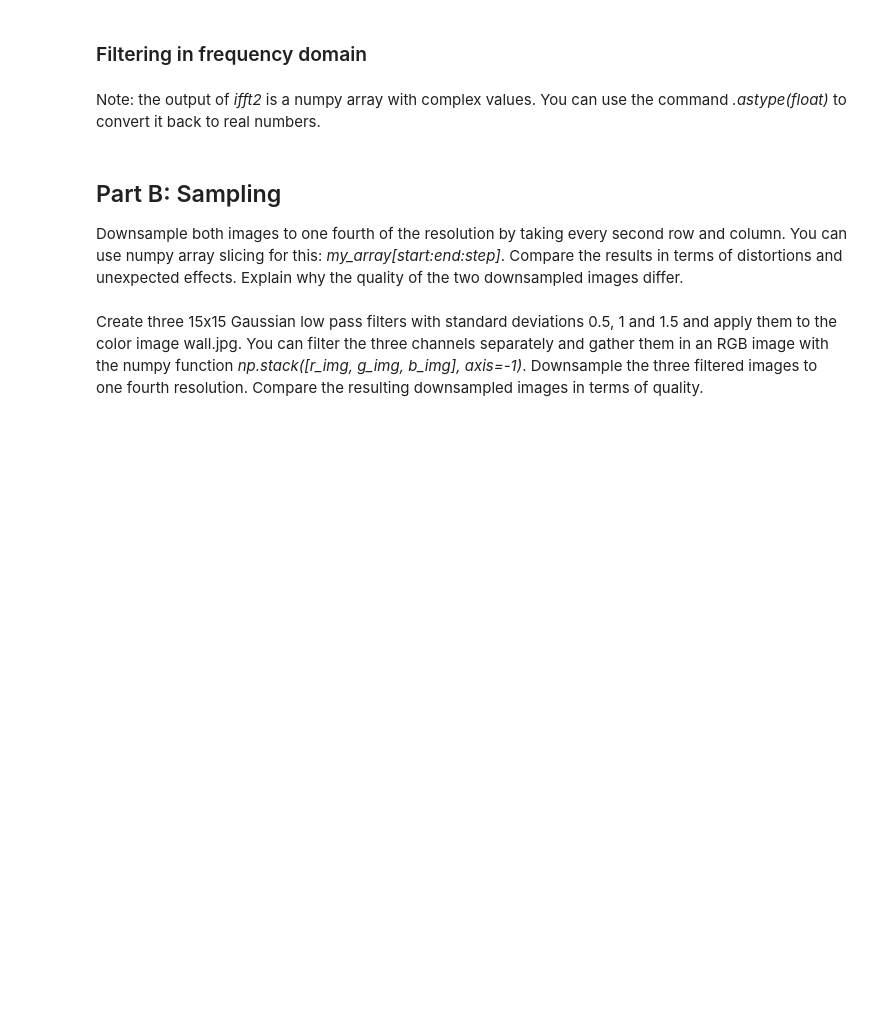
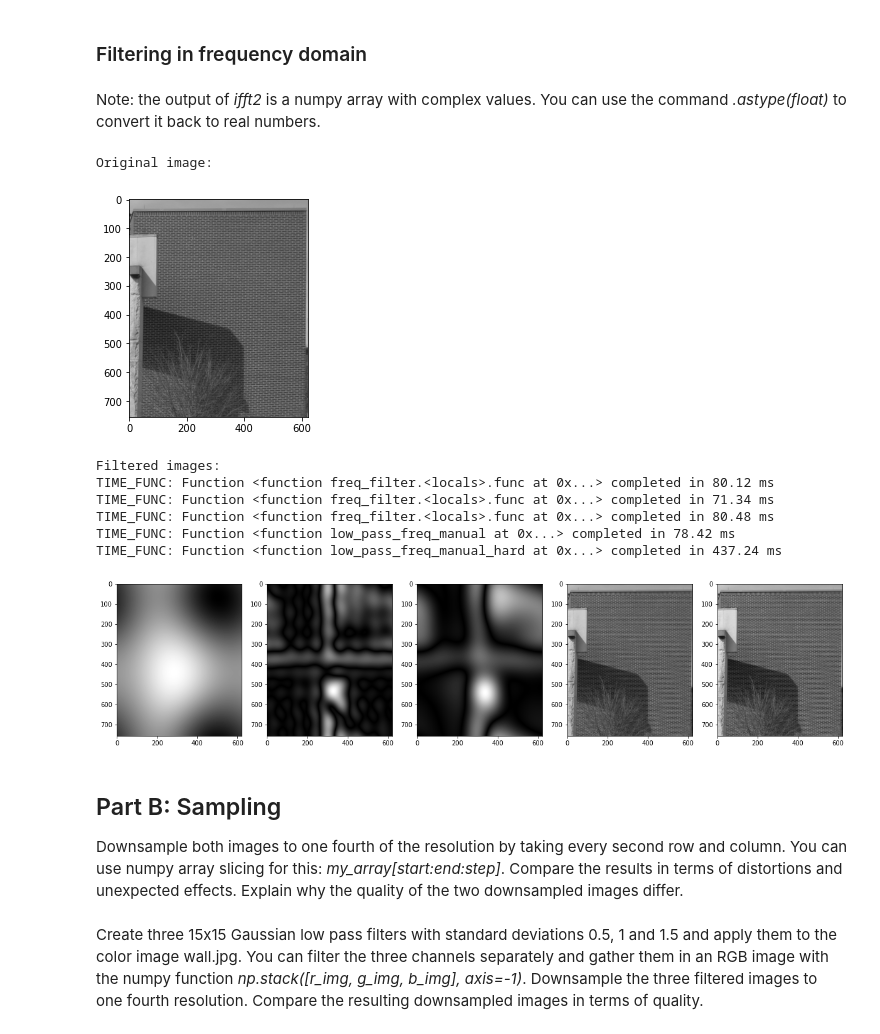
Before and after one commit to fedj99/viscomp2021, a Jupyter notebook: Exercises/W4/W4_exercise.ipynb, the cells around one changed output. Cells and saved outputs as stored; diff of their text form; code cells hidden in the pictures; blank space fills up the shorter version.

```diff
--- a/Exercises/W4/W4_exercise.ipynb
+++ b/Exercises/W4/W4_exercise.ipynb
@@ -217,3 +218,69 @@ show()
+# %%
+from math import sqrt
+from scipy.fft import ifftshift
+
+def embed_filter(tshape, kernel):
+    res = np.zeros(tshape, dtype=kernel.dtype)
+    kshape = kernel.shape
+    t_y_half = tshape[0] // 2
+    t_x_half = tshape[1] // 2
+    k_y_half = kshape[0] // 2
+    k_x_half = kshape[1] // 2
+    k_y_add = kshape[0] % 2
+    k_x_add = kshape[1] % 2
+    res[t_y_half - k_y_half: t_y_half + k_y_half + k_y_add,
+        t_x_half - k_x_half: t_x_half + k_x_half + k_x_add] = kernel
+    return res
+
+
+def freq_filter(kernel):
+    def func(img):
+        k_freqdom = embed_filter(img.shape, fftshift(fft2(kernel)))
+        res = fftshift(fft2(img)) * k_freqdom
+        return np.abs(ifft2(ifftshift(res)))
+    return func
+
+
+lowpass_freqdom = freq_filter(k_low_pass)
+highpass_freqdom = freq_filter(k_high_pass)
+bandpass_freqdom = freq_filter(k_band_pass)
+
+
+def low_pass_freq_manual(img):
+    k = gaussian_filter(img.shape, img.shape[0] / 2)
+    return np.abs(ifft2(ifftshift(fftshift(fft2(img)) * k)))
+
+def low_pass_freq_manual_hard(img):
+    def cdist(i, j):
+        return sqrt((i - img.shape[0] / 2) ** 2 + (j - img.shape[1] / 2) ** 2)
+
+    freqs = fftshift(fft2(img))
+    for i in range(img.shape[0]):
+        for j in range(img.shape[1]):
+            if cdist(i, j) > min(img.shape[0], img.shape[1]) / 4:
+                freqs[i, j] = 0
+
+    return np.abs(ifft2(ifftshift(freqs)))
+
+filters_freqdom = {
+    'lpf_freq': lowpass_freqdom,
+    'hpf_freq': highpass_freqdom,
+    'bpf_freq': bandpass_freqdom,
+    'lpf_freq_manual': low_pass_freq_manual,
+    'lpf_freq_manual_hard': low_pass_freq_manual_hard
+}
+
+apply_all_filters(wall_gray, 'wall_gray', filters_freqdom, True, (25, 25))
+# %% [output]
+Original image:
+[figure, added]
+Filtered images:
+TIME_FUNC: Function <function freq_filter.<locals>.func at 0x...> completed in 80.12 ms
+TIME_FUNC: Function <function freq_filter.<locals>.func at 0x...> completed in 71.34 ms
+TIME_FUNC: Function <function freq_filter.<locals>.func at 0x...> completed in 80.48 ms
+TIME_FUNC: Function <function low_pass_freq_manual at 0x...> completed in 78.42 ms
+TIME_FUNC: Function <function low_pass_freq_manual_hard at 0x...> completed in 437.24 ms
+[figure, added]
 # %%
 print("Original image:")
 imshow(side_gray, cmap='gray')
```
Also changed, not shown: parts of 4 cells of this notebook.
